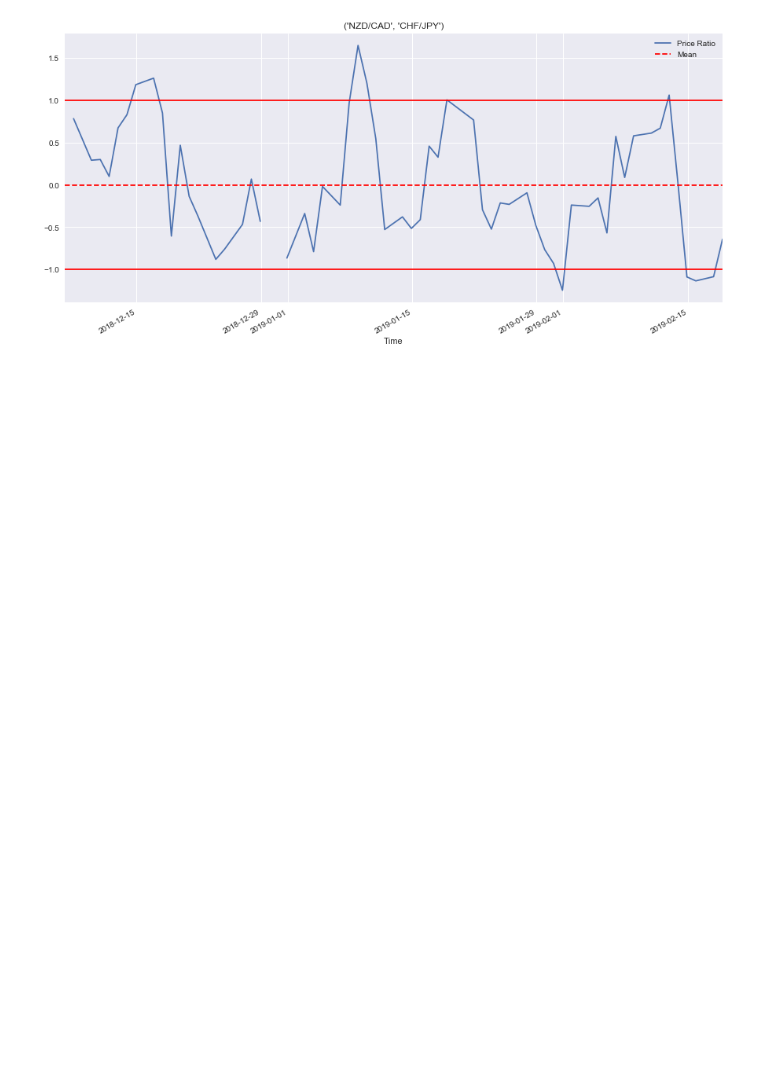
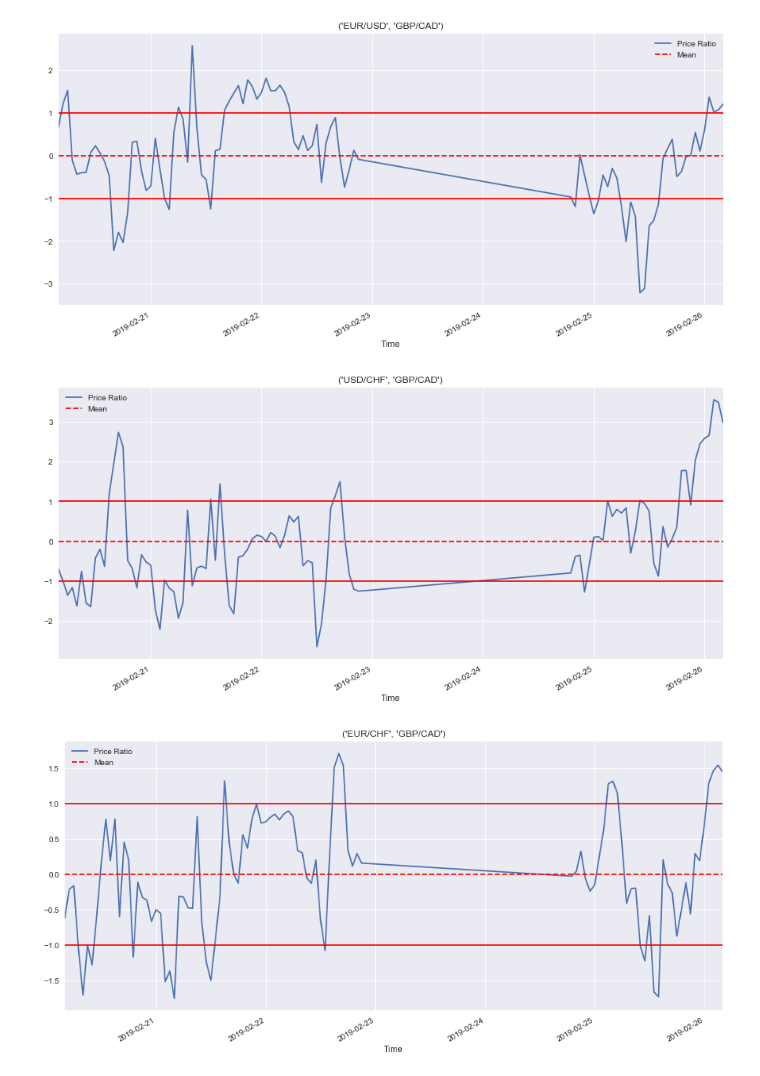
Before and after one commit to ballmdr/blockchain-python, a Jupyter notebook: FXCM/Pairs Trading.ipynb, the cells around one changed output. Cells and saved outputs as stored; diff of their text form; code cells hidden in the pictures; blank space fills up the shorter version.

```diff
--- a/FXCM/Pairs Trading.ipynb
+++ b/FXCM/Pairs Trading.ipynb
@@ -42,12 +42,11 @@ def find_cointegrated_pairs(data):
 # %%
 symbols = ['EUR/USD', 'USD/JPY', 'GBP/USD', 'USD/CAD', 'USD/CHF', 'AUD/USD', 'NZD/USD', 'EUR/AUD', 'EUR/CAD', 'EUR/CHF', 'EUR/GBP', 'EUR/JPY', 'EUR/NZD', 'GBP/AUD', 'GBP/CAD', 'GBP/CHF', 'GBP/JPY', 'GBP/NZD', 'AUD/CAD', 'AUD/CHF', 'AUD/JPY', 'AUD/NZD', 'NZD/CAD', 'NZD/CHF', 'NZD/JPY', 'CAD/CHF', 'CAD/JPY', 'CHF/JPY']
-# %%
-symbols = ['NZD/CAD', 'CHF/JPY']
 # %%
 df = dict()
 for symbol in symbols:
-    #df[symbol] = con.get_candles(symbol, period='H1', number=100) #20 Days
-    df[symbol] = con.get_candles(symbol, period='D1', number=60)
+    df[symbol] = con.get_candles(symbol, period='H1', number=100) #20 Days
+    #df[symbol] = con.get_candles(symbol, period='D1', number=20)
+    #df[symbol] = con.get_candles(symbol, period='H4', number=110)
     df[symbol]['Close'] = (df[symbol]['bidclose'] + df[symbol]['askclose'])/2
     df[symbol]['Close_z'] = z(df[symbol]['Close'])
 # %%
@@ -79,14 +78,19 @@ print (pairs)
 # %%
+s = 'GBP/CAD'
 length = len(pairs)
 for i in range(length):
-    plt.title(pairs[i])
-    diff = df[pairs[i][1]]['Close_z'] - df[pairs[i][0]]['Close_z']
-    (diff).plot(figsize=(15,7))
-    plt.axhline(np.mean(diff), color='red', linestyle='--')
-    plt.axhline(y=1, color='red')
-    plt.axhline(y=-1, color='red')
-    plt.xlabel('Time')
-    plt.legend(['Price Ratio', 'Mean'])
-    plt.show()
+    if (pairs[i][1] == s or pairs[i][0] == s):
+        diff = df[pairs[i][1]]['Close_z'] - df[pairs[i][0]]['Close_z']
+        if (diff.iloc[-1] > 1 or diff.iloc[-1] < -1):
+            plt.title(pairs[i])
+            (diff).plot(figsize=(15,7))
+            plt.axhline(np.mean(diff), color='red', linestyle='--')
+            plt.axhline(y=1, color='red')
+            plt.axhline(y=-1, color='red')
+            plt.xlabel('Time')
+            plt.legend(['Price Ratio', 'Mean'])
+            plt.show()
 # %% [output]
-[figure, old version]
+[figure, new version]
+[figure, added]
+[figure, added]
```
Also changed, not shown: parts of 6 cells of this notebook, 6 other files.
